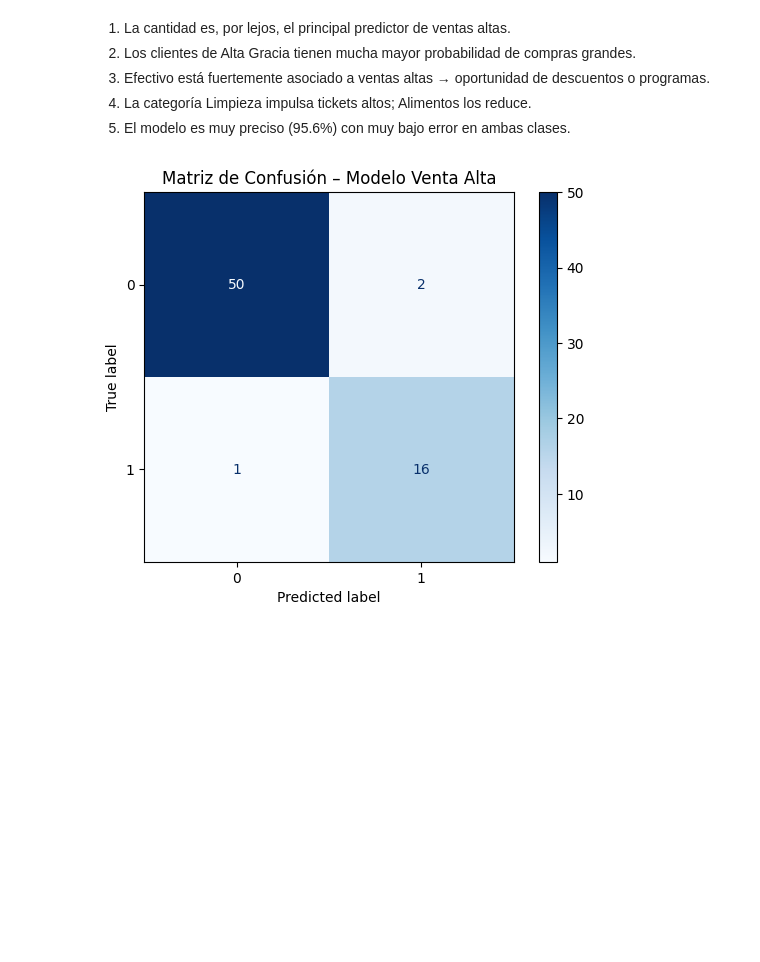
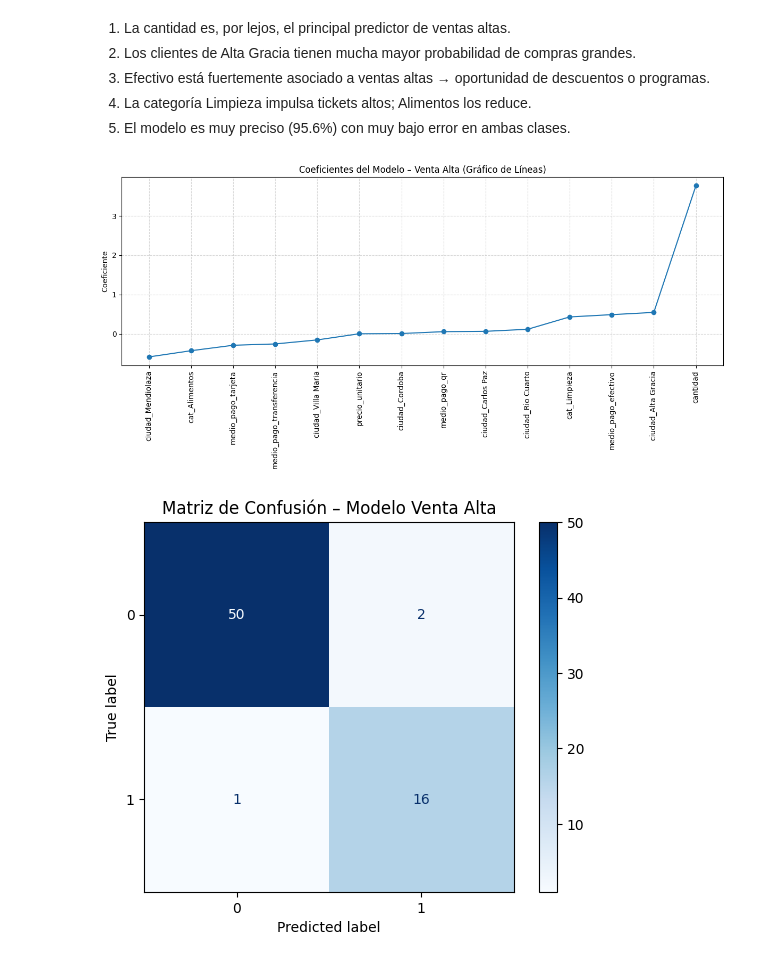
Before and after one commit to DiegoPenalba/ProyectoAurilion, a Jupyter notebook: data.ipynb, the cells around one changed output. Cells and saved outputs as stored; diff of their text form; code cells hidden in the pictures; blank space fills up the shorter version.

```diff
--- a/data.ipynb
+++ b/data.ipynb
@@ -2142,6 +2146,6 @@ X_train, X_test, y_train, y_test = train_test_split(
 # %%
 from sklearn.linear_model import LogisticRegression
 
-modelo_log = LogisticRegression(max_iter=300)
+modelo_log = LogisticRegression()
 modelo_log.fit(X_train, y_train)
 # %% [output]
@@ -2234,6 +2230,18 @@ plt.show()
 3. Efectivo está fuertemente asociado a ventas altas → oportunidad de descuentos o programas.
 4. La categoría Limpieza impulsa tickets altos; Alimentos los reduce.
 5. El modelo es muy preciso (95.6%) con muy bajo error en ambas clases.
+# %%
+
+plt.figure(figsize=(12, 6))
+plt.plot(coef_df['variable'], coef_df['coef'], marker='o')
+plt.xticks(rotation=90)
+plt.title("Coeficientes del Modelo – Venta Alta (Gráfico de Líneas)")
+plt.ylabel("Coeficiente")
+plt.grid(linestyle="--", alpha=0.5)
+plt.tight_layout()
+plt.show()
+# %% [output]
+[figure, added]
 # %%
 from sklearn.metrics import confusion_matrix, ConfusionMatrixDisplay
 import matplotlib.pyplot as plt
```
Also changed, not shown: parts of 17 cells of this notebook, 1 other file.
